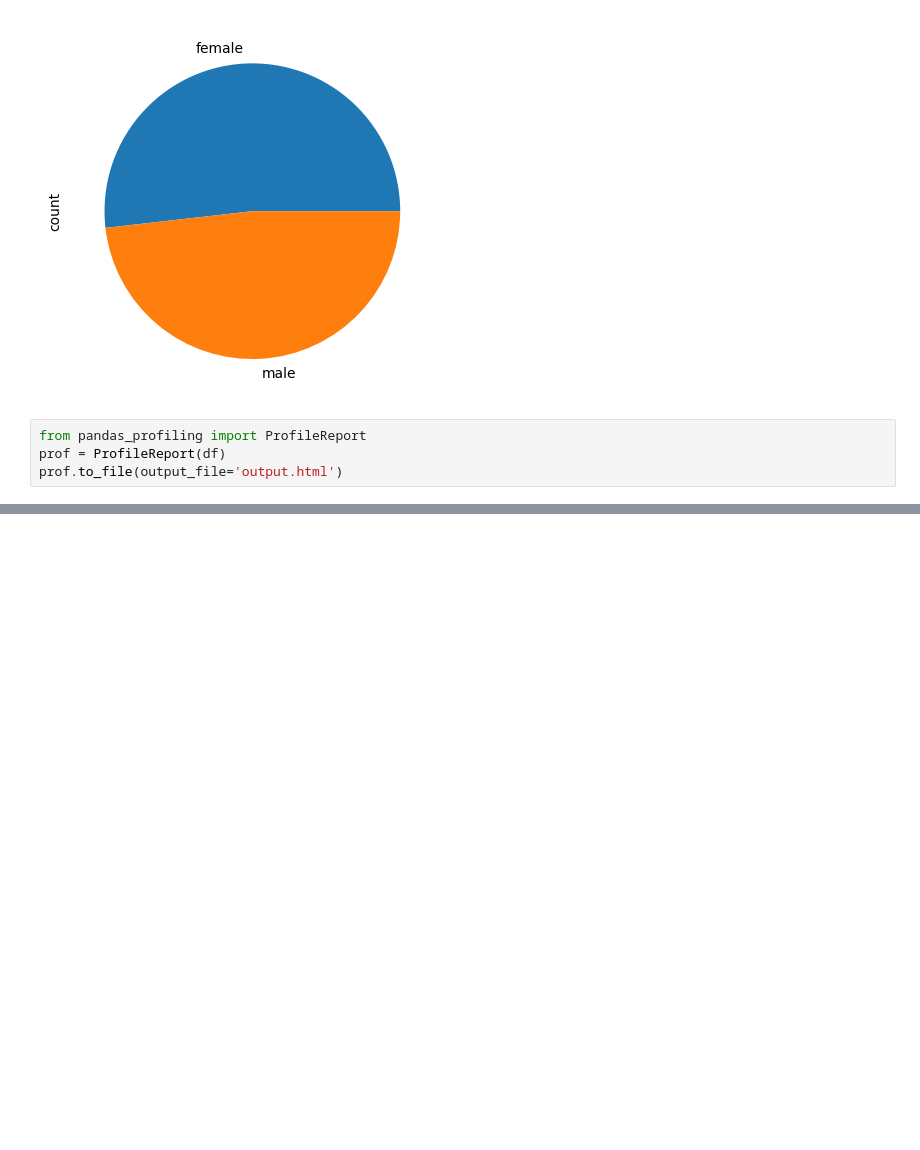
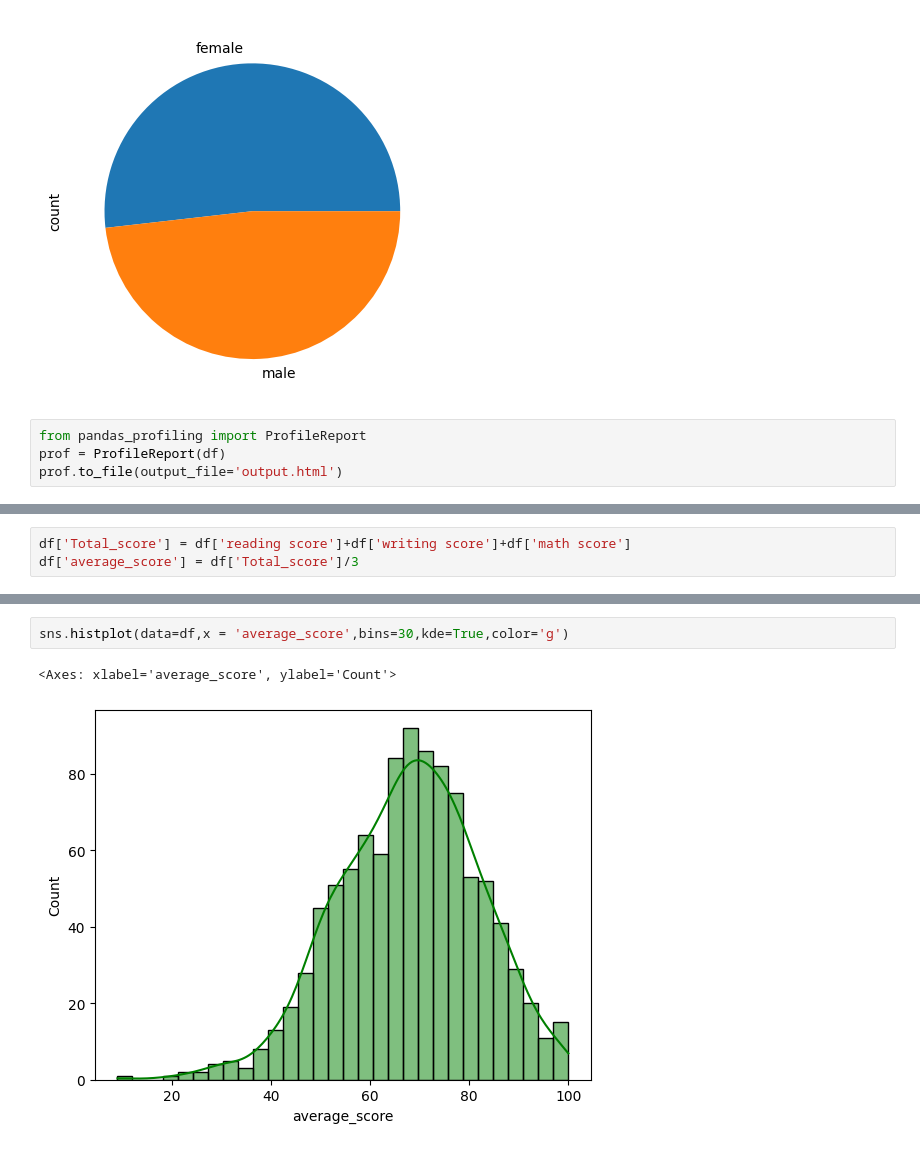
Before and after one commit to abhijithmr04gui/ML_Project, a Jupyter notebook: notebook/EDA.ipynb, the cells around one changed output, grey strips where cells are left out. Saved outputs shown, nothing was run; the diff lists cells and outputs as text; blank space fills up the shorter version.

Commit message:
Data ingestion completed

```diff
--- a/notebook/EDA.ipynb
+++ b/notebook/EDA.ipynb
@@ -116,0 +128,3 @@ prof.to_file(output_file='output.html')
+# %%
+df['Total_score'] = df['reading score']+df['writing score']+df['math score']
+df['average_score'] = df['Total_score']/3
@@ -116,0 +140,5 @@ prof.to_file(output_file='output.html')
+# %%
+sns.histplot(data=df,x = 'average_score',bins=30,kde=True,color='g')
+# %% [output]
+<Axes: xlabel='average_score', ylabel='Count'>
+[figure, added]
```
Also changed, not shown: parts of 5 cells of this notebook, 11 other files.
